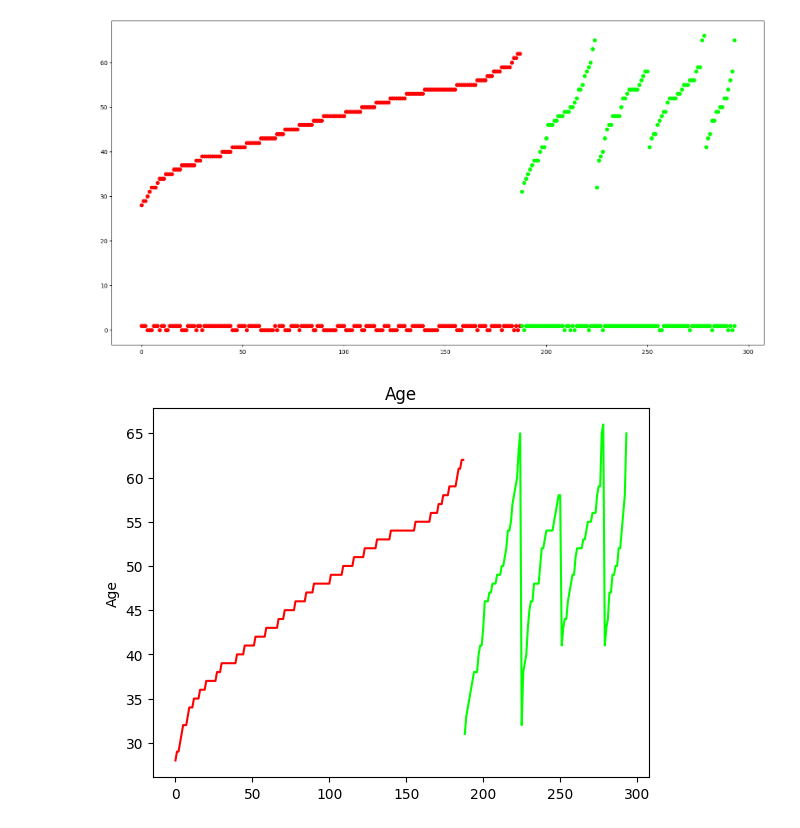
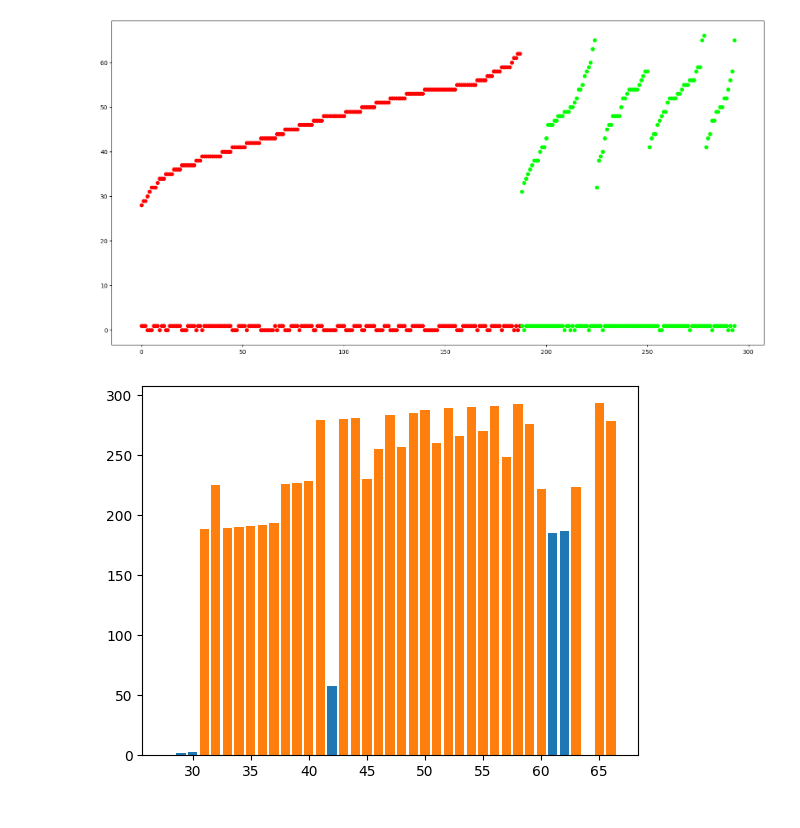
Before and after one commit to LABforLeraning/AI, a Jupyter notebook: Assignment-05.ipynb, the cells around one changed output. Drawn from its saved outputs; the diff is of its cells as text; code cells hidden in the pictures.

```diff
--- a/Assignment-05.ipynb
+++ b/Assignment-05.ipynb
@@ -32,14 +32,10 @@ for i, species in enumerate(info_classes):
    plt.plot(species_data.index, species_data[feature_name2], marker='o', linestyle='', color=colors[i], label=species)
 # %% [output]
 [figure]
-# %%
-for i, species in enumerate(info_classes):
-   species_data = info[info['num'] == species]
-   # plt.plot(species_data.index, species_data[feature_name1], marker='o', linestyle='', color=colors[i], label=species)
-   plt.plot(species_data.index, species_data[feature_name1], color=colors[i], label=species)
-plt.title('Age')
-# plt.xlabel('Feature 1')
-plt.ylabel('Age')
-plt.show()
-# %% [output]
-[figure, removed]
+# %%
+# plt.bar(feature_name1, info['num'])
+for i, species in enumerate(info_classes):
+   species_data = info[info['num'] == species]
+   plt.bar(species_data[feature_name1], species_data.index)
+# %% [output]
+[figure, added]
```
